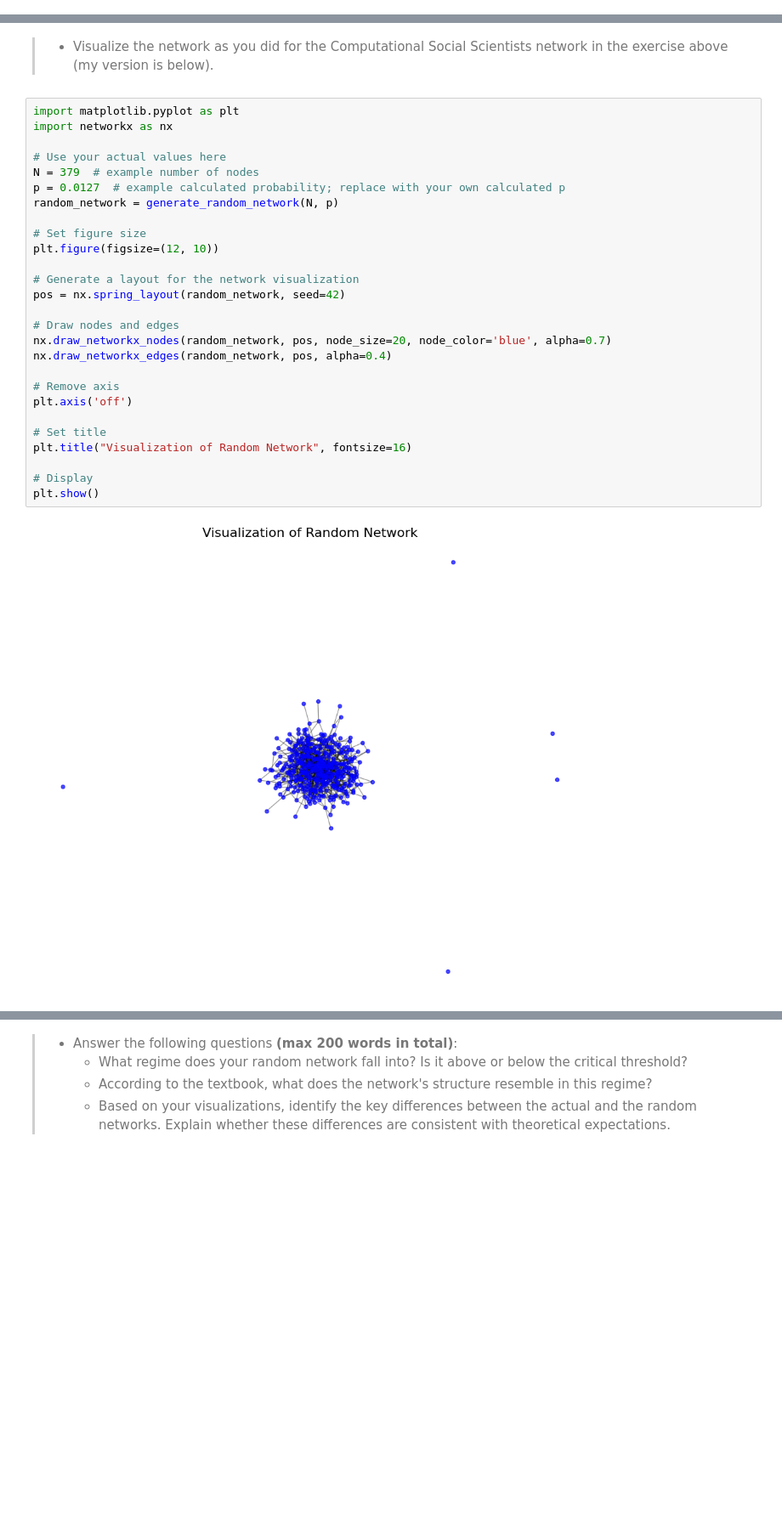
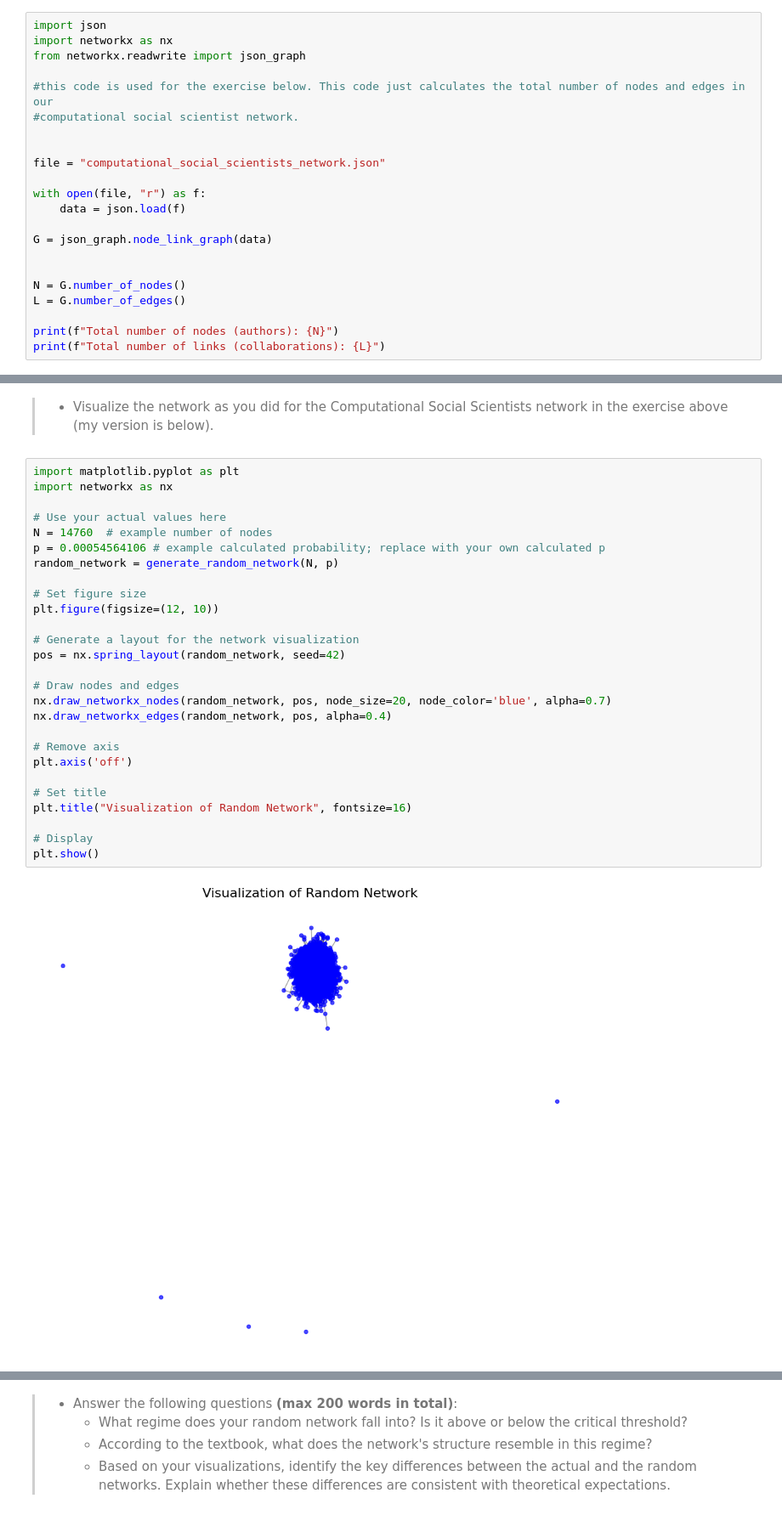
Before and after one commit to tryllekunstneren/Assignment2_Group11, a Jupyter notebook: Assignment2.ipynb, the cells around one changed output, grey strips where cells are left out. Shown: that part at 85% size. Drawn from its saved outputs; the diff is of its cells as text; blank space fills up the shorter version.

```diff
--- a/Assignment2.ipynb
+++ b/Assignment2.ipynb
@@ -23,3 +29,25 @@ These exercises are taken from Week 5. Please note that 2 Degree distribution is
 > 1. _Random Network_: Let's start by building a Random Network, acting as a baseline (or ["null model"](https://en.wikipedia.org/wiki/Null_model)) to understand the Computational Social Scientists Network better.
 >
 > * First, calculate the probability (_p_) that makes the expected number of edges in our random network match the actual edge count in the Computational Social Scientists network. Refer to equation 3.2 in your Network Science textbook for guidance. After finding _p_, figure out the average degree (using the given formula).
+# %%
+import json
+import networkx as nx
+from networkx.readwrite import json_graph
+
+#this code is used for the exercise below. This code just calculates the total number of nodes and edges in our
+#computational social scientist network.
+
+
+file = "computational_social_scientists_network.json"
+
+with open(file, "r") as f:
+    data = json.load(f)
+
+G = json_graph.node_link_graph(data)
+
+
+N = G.number_of_nodes()
+L = G.number_of_edges()
+
+print(f"Total number of nodes (authors): {N}")
+print(f"Total number of links (collaborations): {L}")
@@ -81,29 +116,29 @@ def generate_random_network(N, p):
 # %%
 import matplotlib.pyplot as plt
 import networkx as nx
 
 # Use your actual values here
-N = 379  # example number of nodes
-p = 0.0127  # example calculated probability; replace with your own calculated p
+N = 14760  # example number of nodes
+p = 0.00054564106 # example calculated probability; replace with your own calculated p
 random_network = generate_random_network(N, p)
 
 # Set figure size
 plt.figure(figsize=(12, 10))
 
 # Generate a layout for the network visualization
 pos = nx.spring_layout(random_network, seed=42)
 
 # Draw nodes and edges
 nx.draw_networkx_nodes(random_network, pos, node_size=20, node_color='blue', alpha=0.7)
 nx.draw_networkx_edges(random_network, pos, alpha=0.4)
 
 # Remove axis
 plt.axis('off')
 
 # Set title
 plt.title("Visualization of Random Network", fontsize=16)
 
 # Display
 plt.show()
 # %% [output]
-[figure, old version]
+[figure, new version]
```
Also changed, not shown: parts of 44 cells of this notebook.
